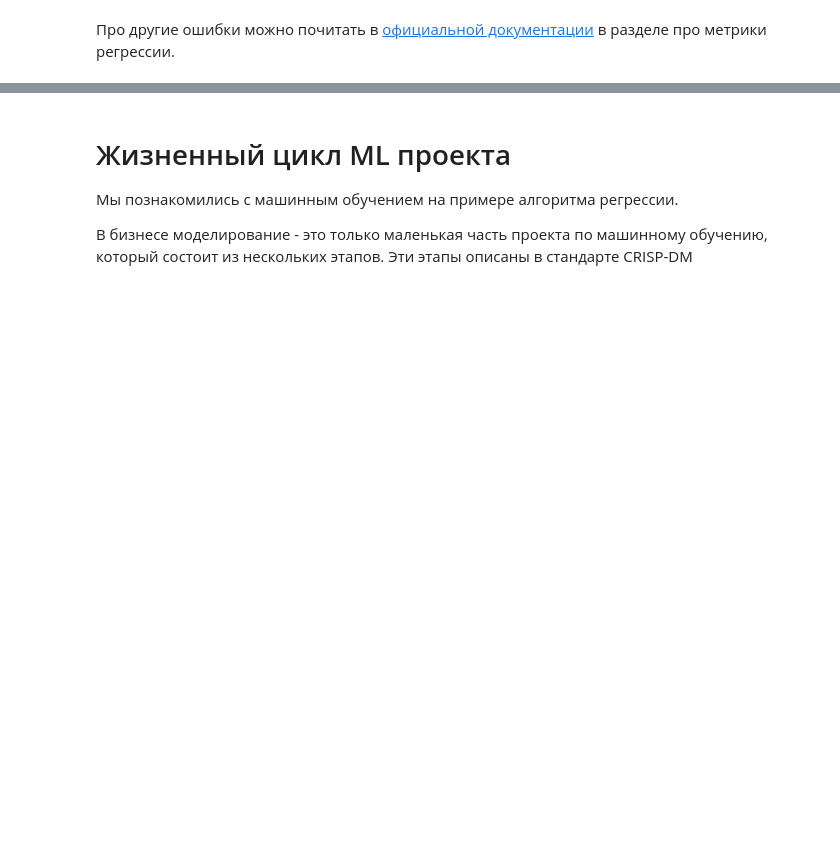
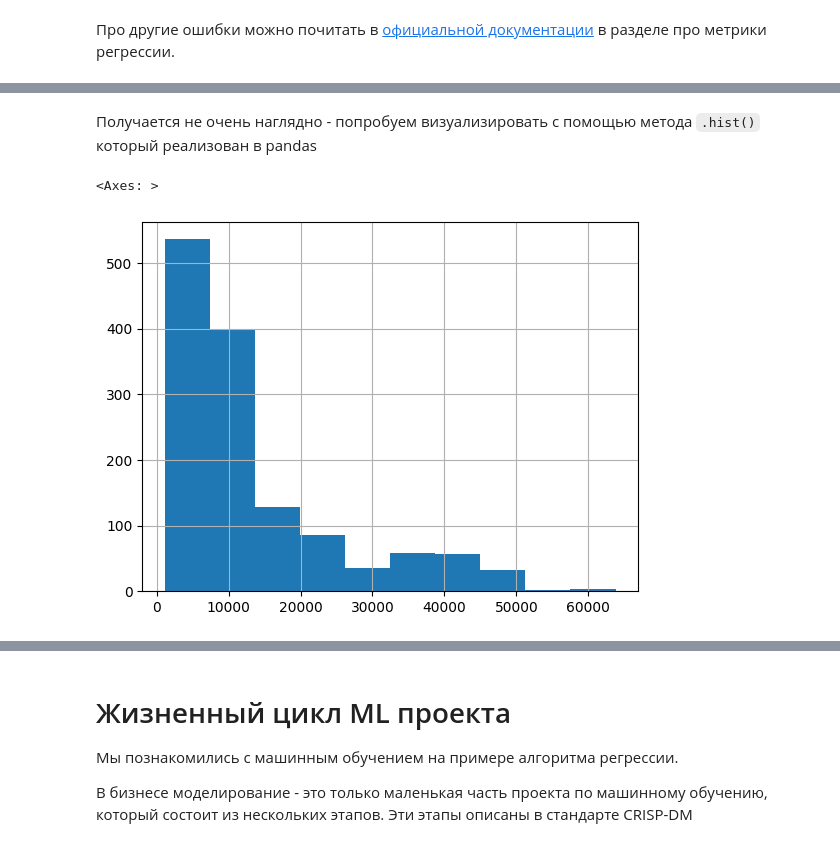
Before and after one commit to aleksandr-dzhumurat/ai_product_engineer, a Jupyter notebook: jupyter_notebooks/vol_00_pre_requirements_01_machine_learning_intro.ipynb, the cells around one changed output, grey strips where cells are left out. Cells and saved outputs as stored; diff of their text form; code cells hidden in the pictures; blank space fills up the shorter version.

```diff
--- a/jupyter_notebooks/vol_00_pre_requirements_01_machine_learning_intro.ipynb
+++ b/jupyter_notebooks/vol_00_pre_requirements_01_machine_learning_intro.ipynb
@@ -329,0 +361,7 @@ print("MAE = %s" % mean_absolute_error(
+# %% [markdown]
+Получается не очень наглядно - попробуем визуализировать с помощью метода `.hist()` который реализован в pandas
+# %%
+y.hist()
+# %% [output]
+<Axes: >
+[figure, added]
```
Also changed, not shown: parts of 35 cells of this notebook, 1 other file.
